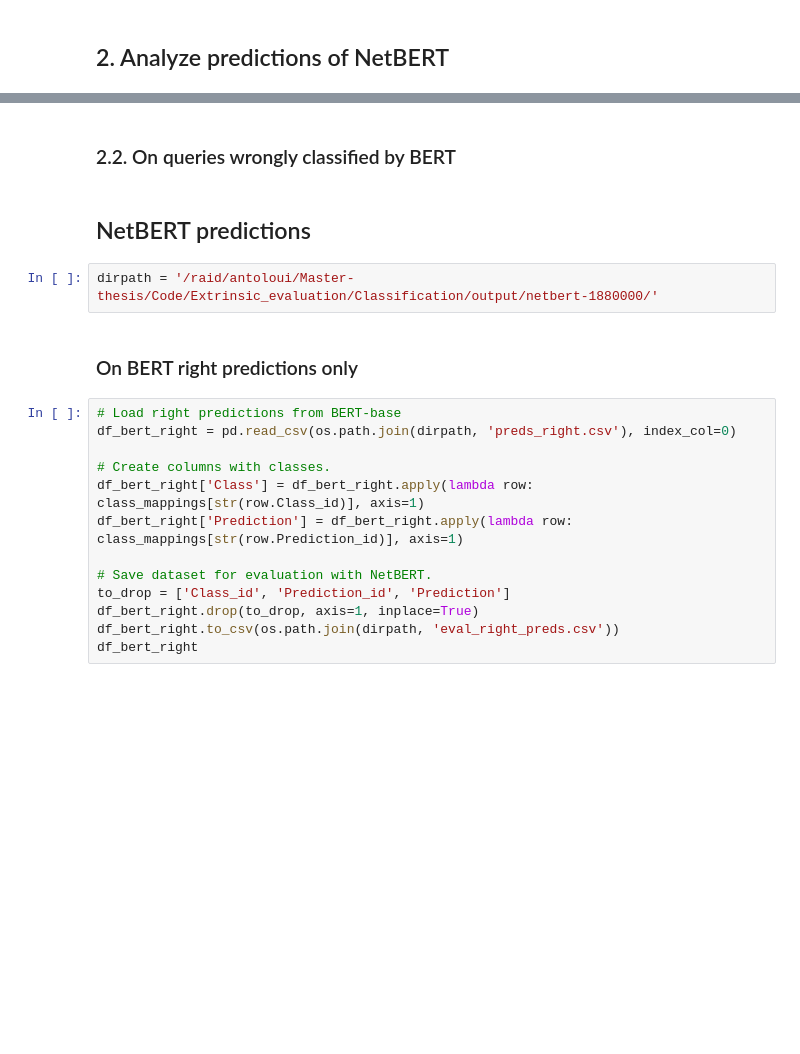
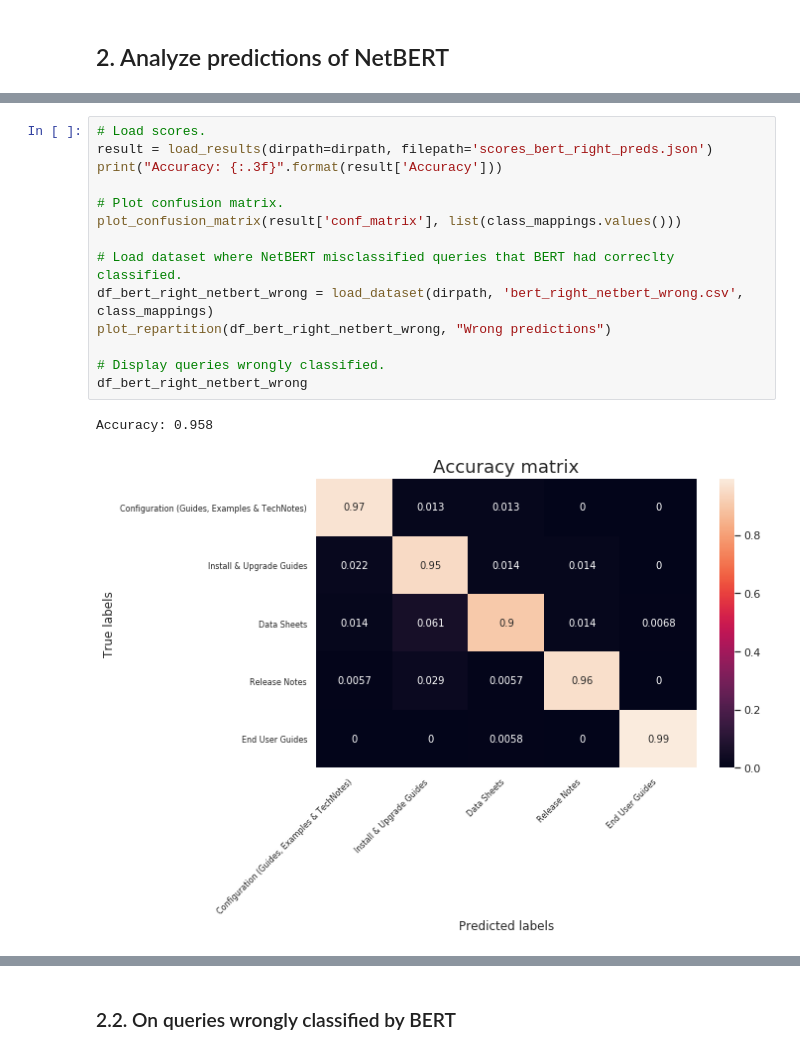
Before and after one commit to ant-louis/netbert, a Jupyter notebook: Code/Extrinsic_evaluation/Classification/BERT_vs_NetBERT_predictions.ipynb, the cells around one changed output, grey strips where cells are left out. Cells and saved outputs as stored; diff of their text form; blank space fills up the shorter version.

```diff
--- a/Code/Extrinsic_evaluation/Classification/BERT_vs_NetBERT_predictions.ipynb
+++ b/Code/Extrinsic_evaluation/Classification/BERT_vs_NetBERT_predictions.ipynb
@@ -52,0 +147,17 @@ df_bert.to_csv(os.path.join(dirpath, 'eval_preds.csv'))
+# %%
+# Load scores.
+result = load_results(dirpath=dirpath, filepath='scores_bert_right_preds.json')
+print("Accuracy: {:.3f}".format(result['Accuracy']))
+
+# Plot confusion matrix.
+plot_confusion_matrix(result['conf_matrix'], list(class_mappings.values()))
+
+# Load dataset where NetBERT misclassified queries that BERT had correclty classified.
+df_bert_right_netbert_wrong = load_dataset(dirpath, 'bert_right_netbert_wrong.csv', class_mappings)
+plot_repartition(df_bert_right_netbert_wrong, "Wrong predictions")
+
+# Display queries wrongly classified.
+df_bert_right_netbert_wrong
+# %% [output]
+Accuracy: 0.958
+[figure, added]
@@ -53,21 +182,2 @@ df_bert.to_csv(os.path.join(dirpath, 'eval_preds.csv'))
 # %% [markdown]
 ### 2.2. On queries wrongly classified by BERT
-# %% [markdown]
-## NetBERT predictions
-# %%
-dirpath = '/raid/antoloui/Master-thesis/Code/Extrinsic_evaluation/Classification/output/netbert-1880000/'
-# %% [markdown]
-### On BERT right predictions only
-# %%
-# Load right predictions from BERT-base
-df_bert_right = pd.read_csv(os.path.join(dirpath, 'preds_right.csv'), index_col=0)
-
-# Create columns with classes.
-df_bert_right['Class'] = df_bert_right.apply(lambda row: class_mappings[str(row.Class_id)], axis=1)
-df_bert_right['Prediction'] = df_bert_right.apply(lambda row: class_mappings[str(row.Prediction_id)], axis=1)
-
-# Save dataset for evaluation with NetBERT.
-to_drop = ['Class_id', 'Prediction_id', 'Prediction']
-df_bert_right.drop(to_drop, axis=1, inplace=True)
-df_bert_right.to_csv(os.path.join(dirpath, 'eval_right_preds.csv'))
-df_bert_right
```
Also changed, not shown: parts of 8 cells of this notebook, 2 other files.
